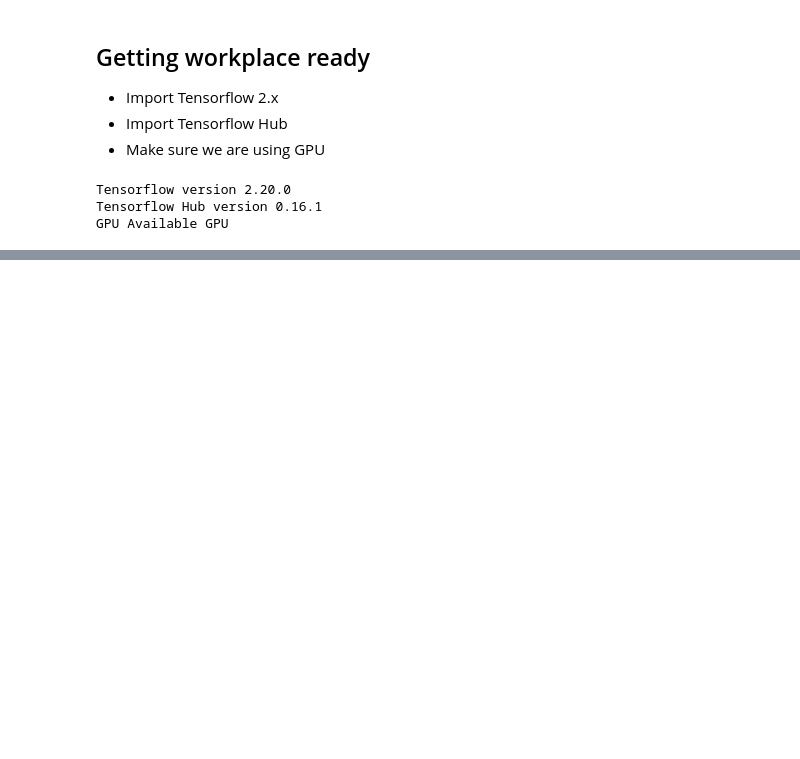
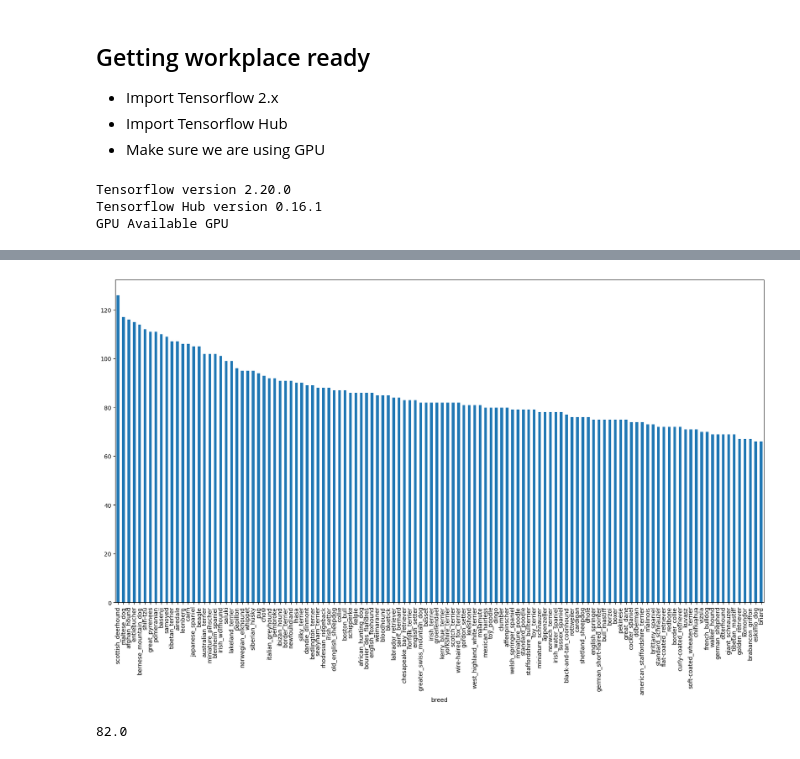
Before and after one commit to HerbertNtim/dataScience-ML, a Jupyter notebook: dog_vision.ipynb, the cells around one changed output, grey strips where cells are left out. Saved outputs shown, nothing was run; the diff lists cells and outputs as text; code cells hidden in the pictures; blank space fills up the shorter version.

```diff
--- a/dog_vision.ipynb
+++ b/dog_vision.ipynb
@@ -44,0 +47,6 @@ GPU Available GPU
+# %%
+# Checkout the labels of the data
+import pandas as pd
+label_csv = pd.read_csv("drive/MyDrive/Colab Notebooks/Dog Vision/labels.csv")
+
+print(label_csv.describe())
@@ -44,0 +87,8 @@ GPU Available GPU
+# %%
+label_csv['breed'].value_counts().plot.bar(figsize=(20, 10));
+# %% [output]
+[figure, added]
+# %%
+label_csv['breed'].value_counts().median()
+# %% [output]
+82.0
```
Also changed, not shown: parts of 4 cells of this notebook.
